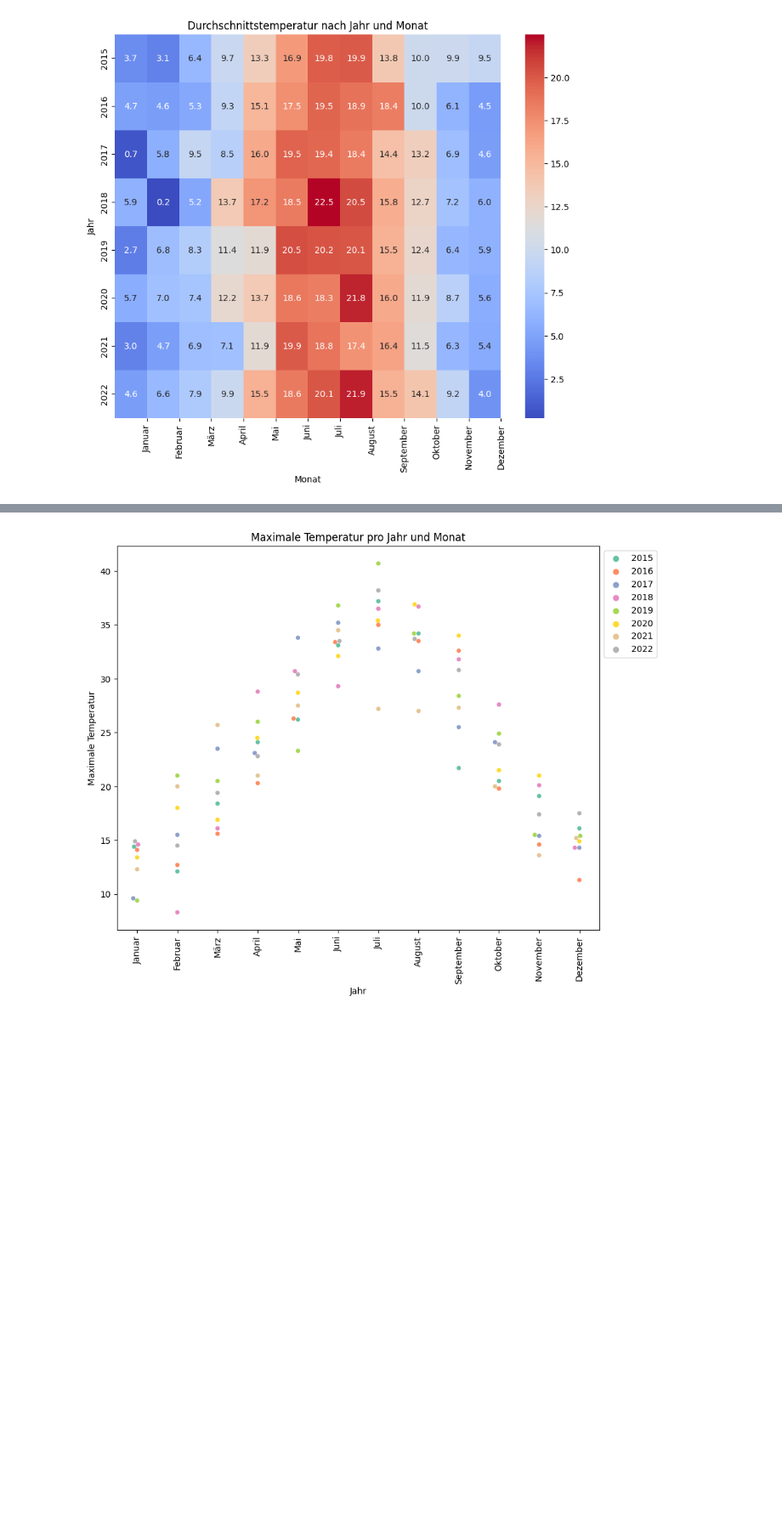
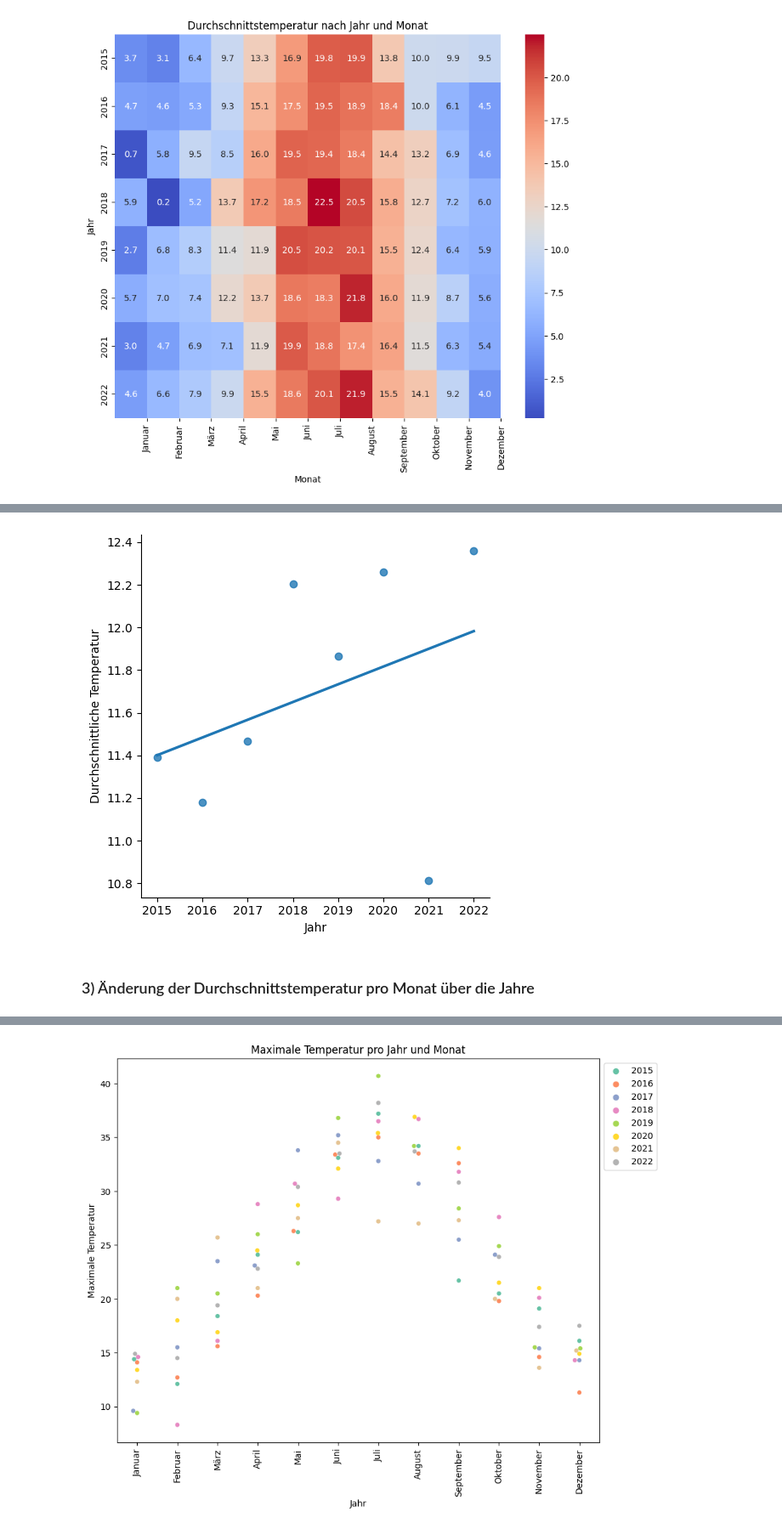
Before and after one commit to marcwiemann/Angewandte_ProgrammierungSS23, a Jupyter notebook: main.ipynb, the cells around one changed output, grey strips where cells are left out. Shown at 85% size. Saved outputs shown, nothing was run; the diff lists cells and outputs as text; code cells hidden in the pictures; blank space fills up the shorter version.

```diff
--- a/main.ipynb
+++ b/main.ipynb
@@ -99,0 +152,3 @@ plt.show()
+# %%
+temp_regYear = df.groupby([df['Jahr']])['Durchschnittstemperatur'].mean().reset_index()
+temp_regYear
@@ -99,0 +165,8 @@ plt.show()
+# %%
+graph = sns.lmplot(data=temp_regYear, x='Jahr', y='Durchschnittstemperatur', ci=None)
+graph.set_axis_labels("Jahr", "Durchschnittliche Temperatur")
+plt.show()
+# %% [output]
+[figure, added]
+# %% [markdown]
+### 3) Änderung der Durchschnittstemperatur pro Monat über die Jahre
```
Also changed, not shown: parts of 29 cells of this notebook.
